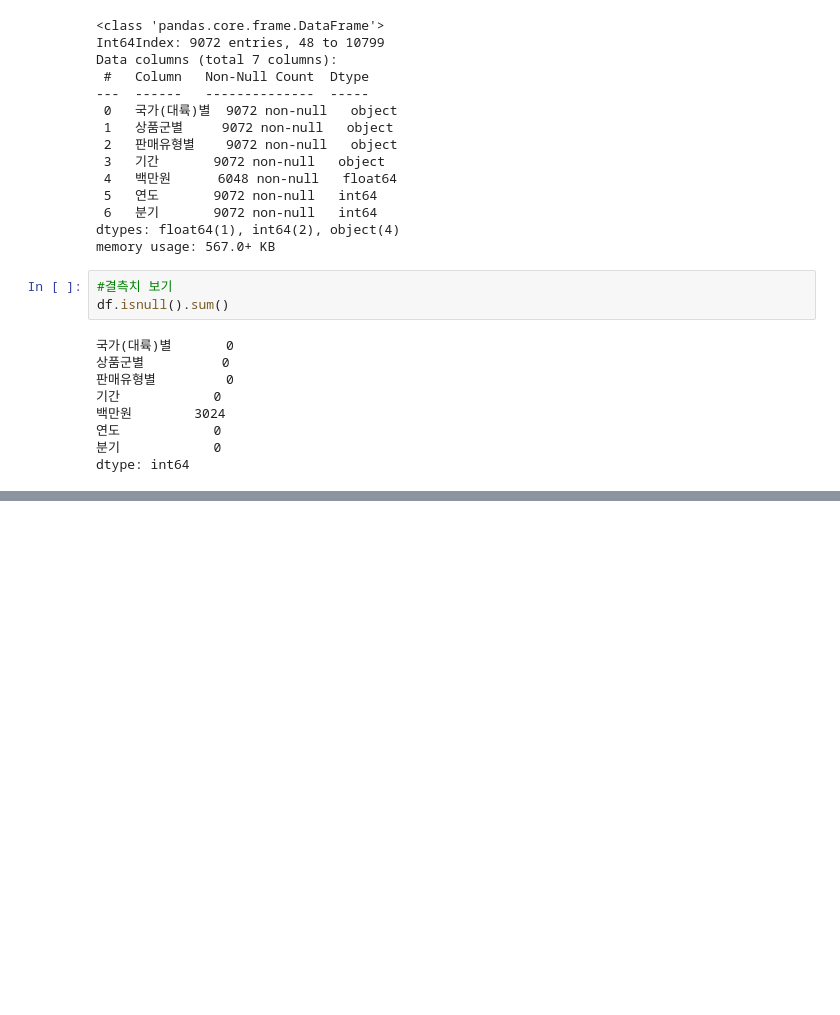
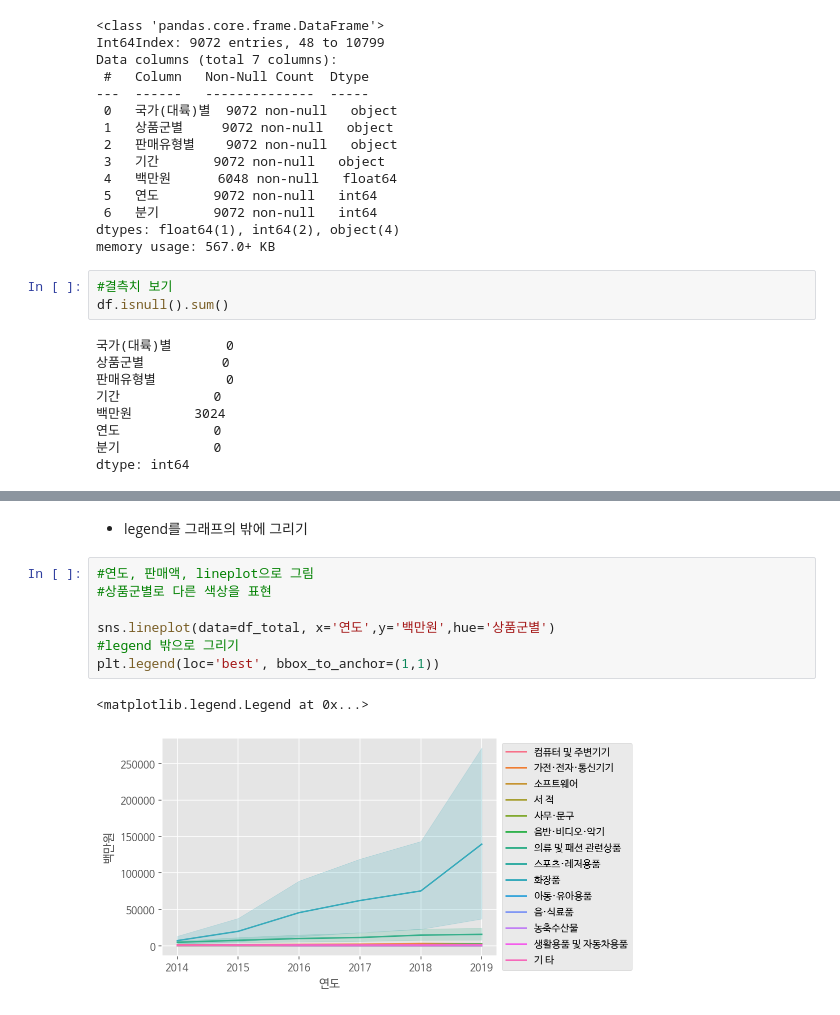
Before and after one commit to HwangHanJae/datascience-public-data, a Jupyter notebook: k_beauty_2014_2019.ipynb, the cells around one changed output, grey strips where cells are left out. Drawn from its saved outputs; the diff is of its cells as text; blank space fills up the shorter version.

```diff
--- a/k_beauty_2014_2019.ipynb
+++ b/k_beauty_2014_2019.ipynb
@@ -253,0 +276,12 @@ dtype: int64
+# %% [markdown]
+- legend를 그래프의 밖에 그리기
+# %%
+#연도, 판매액, lineplot으로 그림
+#상품군별로 다른 색상을 표현
+
+sns.lineplot(data=df_total, x='연도',y='백만원',hue='상품군별')
+#legend 밖으로 그리기
+plt.legend(loc='best', bbox_to_anchor=(1,1))
+# %% [output]
+<matplotlib.legend.Legend at 0x...>
+[figure, added]
```
Also changed, not shown: parts of 29 cells of this notebook.
